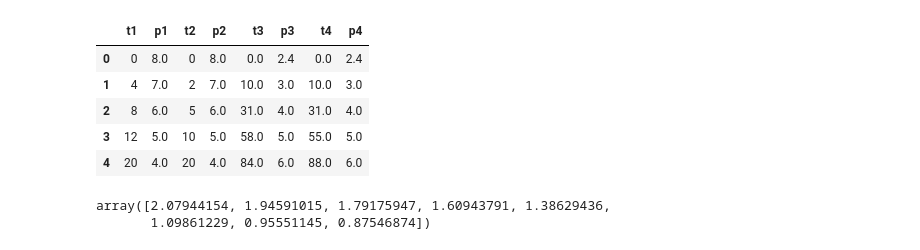
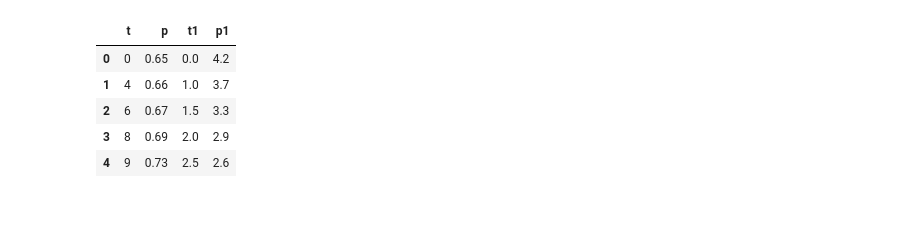
Before and after one commit to hK04/LabWorksSecondSem, a Jupyter notebook: Vacuum/main.ipynb, the cells around one changed output. Cells and saved outputs as stored; diff of their text form; code cells hidden in the pictures; blank space fills up the shorter version.

```diff
--- a/Vacuum/main.ipynb
+++ b/Vacuum/main.ipynb
@@ -6,16 +11,11 @@ import matplotlib.pyplot as plt
 # %%
-data = pd.read_csv('Графики коллебаний для давления - Sheet1.csv')
+data_2 = pd.read_csv('Untitled spreadsheet - Sheet1 (1).csv')
 # %%
-data.head()
+data_2.head()
 # %% [output]
-|  | t1 | p1 | t2 | p2 | t3 | p3 | t4 | p4 |
-| 0 | 0 | 8.0 | 0 | 8.0 | 0.0 | 2.4 | 0.0 | 2.4 |
-| 1 | 4 | 7.0 | 2 | 7.0 | 10.0 | 3.0 | 10.0 | 3.0 |
-| 2 | 8 | 6.0 | 5 | 6.0 | 31.0 | 4.0 | 31.0 | 4.0 |
-| 3 | 12 | 5.0 | 10 | 5.0 | 58.0 | 5.0 | 55.0 | 5.0 |
-| 4 | 20 | 4.0 | 20 | 4.0 | 84.0 | 6.0 | 88.0 | 6.0 |
+|  | t | p | t1 | p1 |
+| 0 | 0 | 0.65 | 0.0 | 4.2 |
+| 1 | 4 | 0.66 | 1.0 | 3.7 |
+| 2 | 6 | 0.67 | 1.5 | 3.3 |
+| 3 | 8 | 0.69 | 2.0 | 2.9 |
+| 4 | 9 | 0.73 | 2.5 | 2.6 |
-# %%
-np.log(data['p1'].to_numpy())
-# %% [output]
-array([2.07944154, 1.94591015, 1.79175947, 1.60943791, 1.38629436,
-       1.09861229, 0.95551145, 0.87546874])
```
Also changed, not shown: parts of 15 cells of this notebook, 1 other file.
